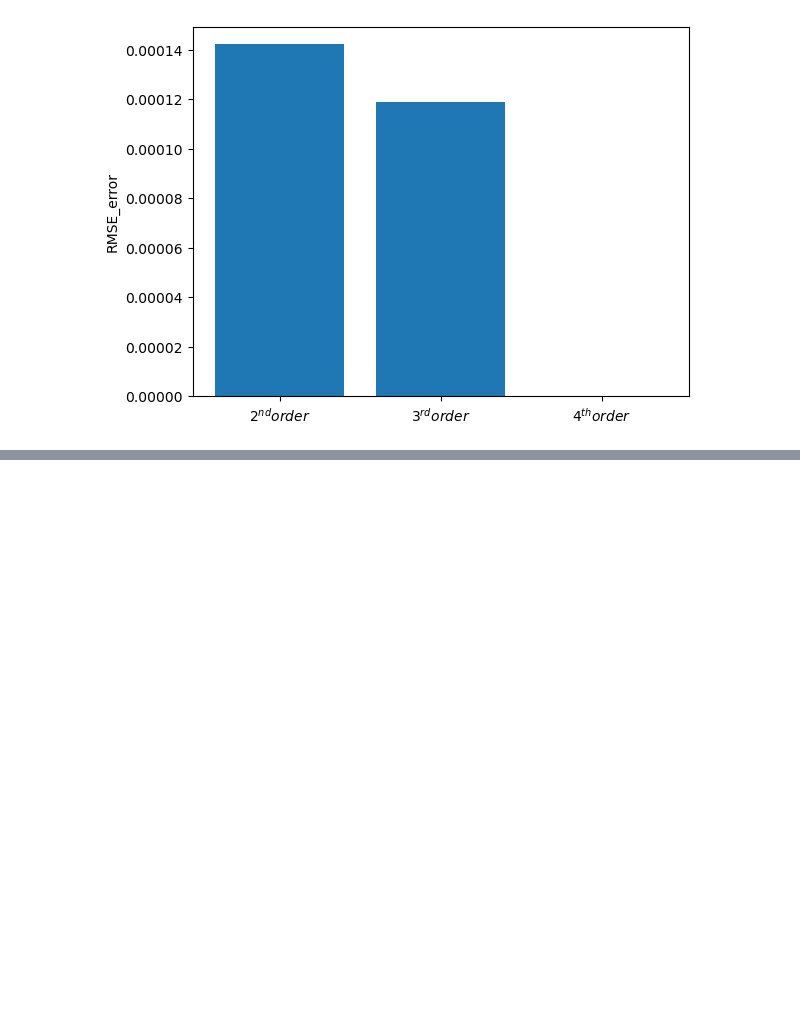
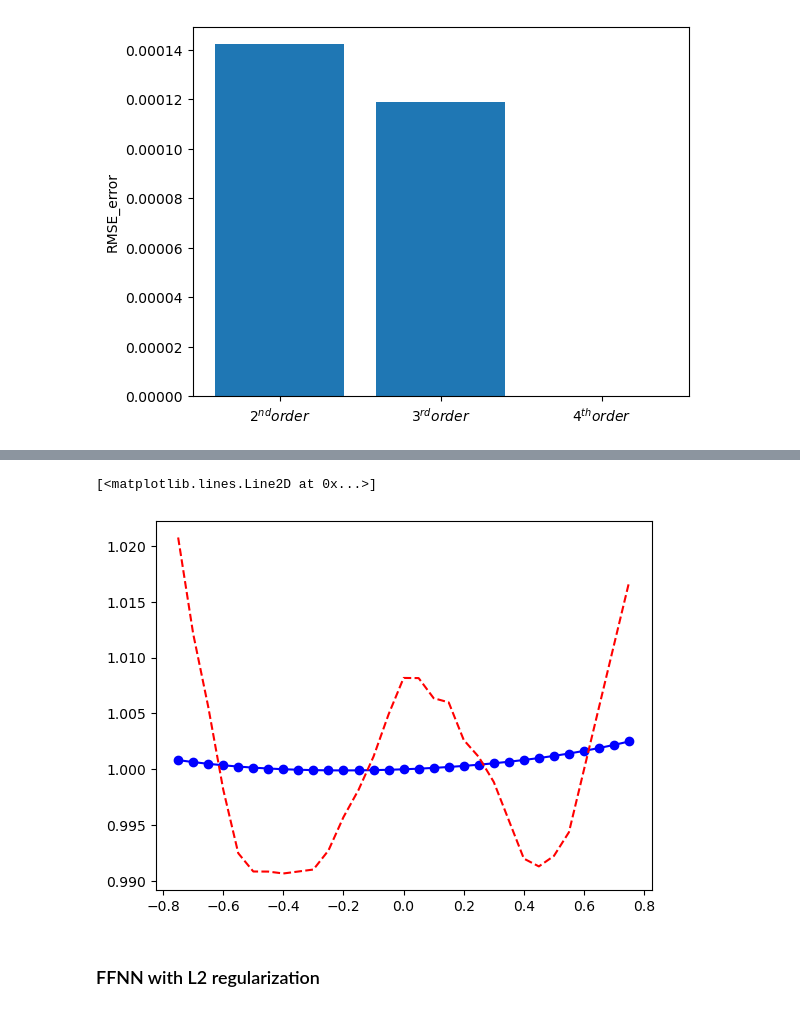
Before and after one commit to piyamure/PHY_Brad, a Jupyter notebook: fit_magtic_field_line.ipynb, the cells around one changed output, grey strips where cells are left out. Saved outputs shown, nothing was run; the diff lists cells and outputs as text; code cells hidden in the pictures; blank space fills up the shorter version.

```diff
--- a/fit_magtic_field_line.ipynb
+++ b/fit_magtic_field_line.ipynb
@@ -155,0 +185,44 @@ plt.plot(x_axis,Bz_predicted)
+# %%
+# let's try to put L1 regularization
+
+l1_strength = 0.001
+
+# function to train the model with L1 regularization
+def train_model(x,y,f,n_epochs=1000):
+    opt = SGD(f.parameters(),lr=0.001)
+    L = nn.MSELoss()
+
+    # train model
+    losses = []
+    for _ in range(n_epochs):
+        opt.zero_grad()
+        loss_value = L(f(x),y)
+        # put L1
+        l1_regularization = torch.tensor(0.)
+        for param in f.parameters():
+            l1_regularization += torch.norm(param,1)
+
+        loss_value = loss_value + l1_strength * l1_regularization
+        loss_value.backward()
+        opt.step()
+        losses.append(loss_value.item())
+    return f, losses
+# %%
+# Initialize the function and train it
+f = LinearRegressionModel(n_hidden=120)
+n_epochs = 5000
+f,loss = train_model(x,Bz,f,n_epochs=n_epochs)
+# %%
+# compare the predicted vs actual field
+Bz_actual = Bz.detach().numpy()
+Bz_predicted = f(x).detach().numpy()
+x_axis = x.detach().numpy()
+
+
+plt.plot(x_axis,Bz_actual,'bo-')
+plt.plot(x_axis,Bz_predicted,'r--')
+# %% [output]
+[<matplotlib.lines.Line2D at 0x...>]
+[figure, added]
+# %% [markdown]
+### FFNN with L2 regularization
```
Also changed, not shown: parts of 13 cells of this notebook.
